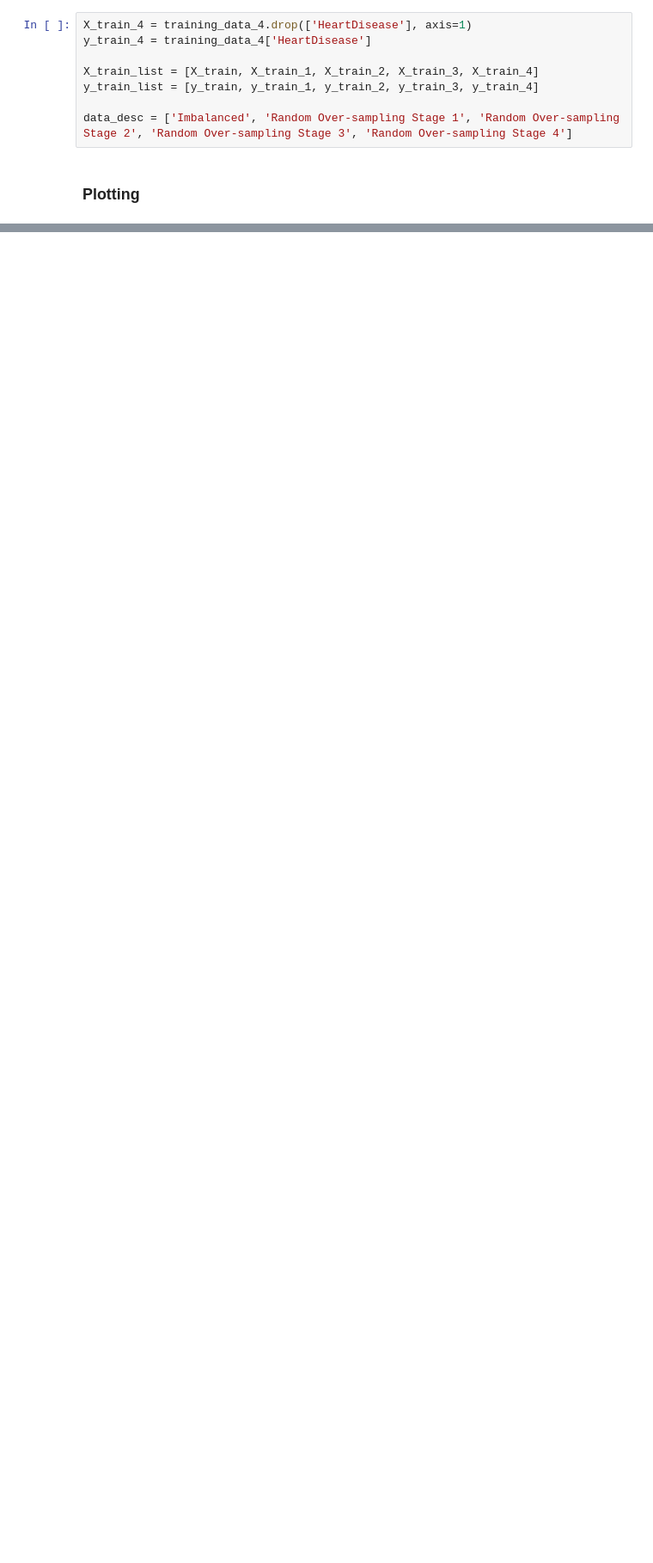
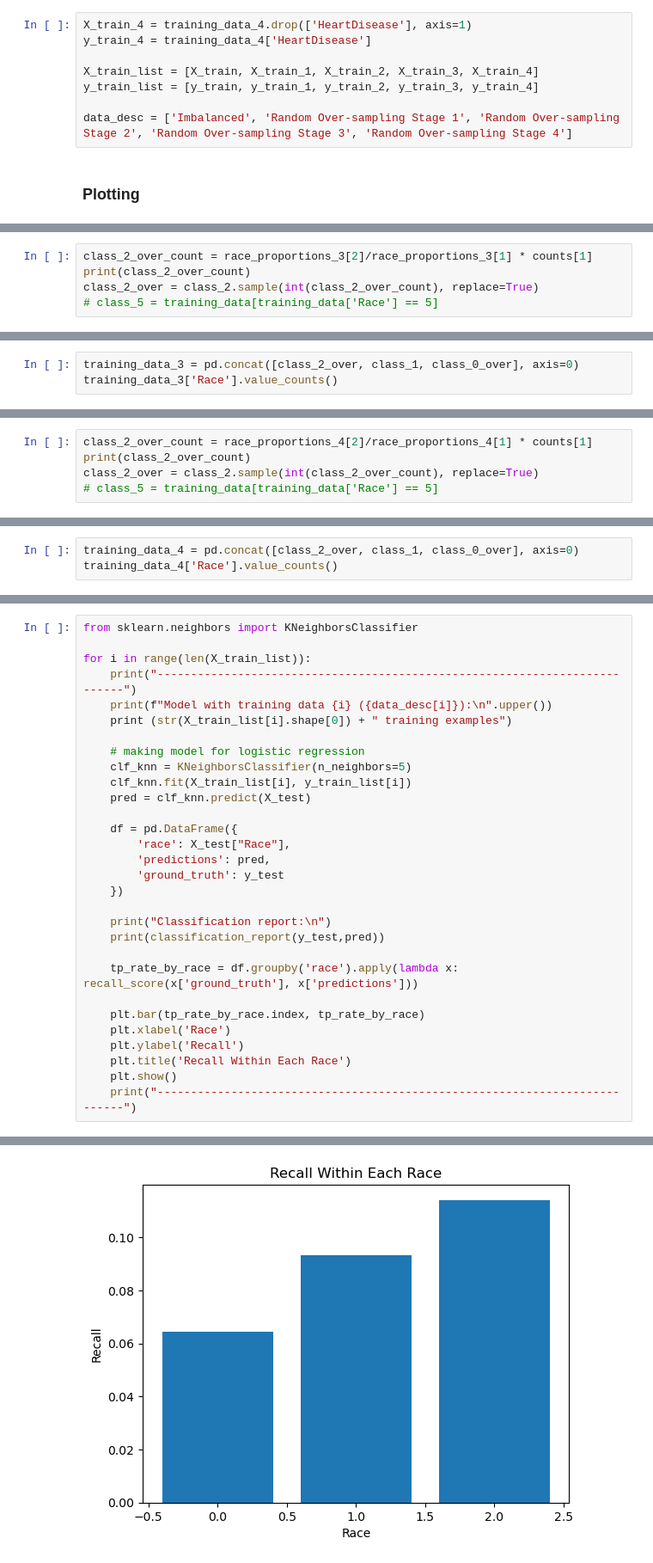
Before and after one commit to asmikumar/aidms, a Jupyter notebook: tests_2.ipynb, the cells around one changed output, grey strips where cells are left out. Shown: that part at 86% size. Saved outputs shown, nothing was run; the diff lists cells and outputs as text; blank space fills up the shorter version.

```diff
--- a/tests_2.ipynb
+++ b/tests_2.ipynb
@@ -405,0 +1051,5 @@ for i in range(len(X_train_list)):
+# %%
+class_2_over_count = race_proportions_3[2]/race_proportions_3[1] * counts[1]
+print(class_2_over_count)
+class_2_over = class_2.sample(int(class_2_over_count), replace=True)
+# class_5 = training_data[training_data['Race'] == 5]
@@ -405,0 +1058,3 @@ for i in range(len(X_train_list)):
+# %%
+training_data_3 = pd.concat([class_2_over, class_1, class_0_over], axis=0)
+training_data_3['Race'].value_counts()
@@ -405,0 +1066,5 @@ for i in range(len(X_train_list)):
+# %%
+class_2_over_count = race_proportions_4[2]/race_proportions_4[1] * counts[1]
+print(class_2_over_count)
+class_2_over = class_2.sample(int(class_2_over_count), replace=True)
+# class_5 = training_data[training_data['Race'] == 5]
@@ -405,0 +1073,3 @@ for i in range(len(X_train_list)):
+# %%
+training_data_4 = pd.concat([class_2_over, class_1, class_0_over], axis=0)
+training_data_4['Race'].value_counts()
@@ -405,0 +1106,31 @@ for i in range(len(X_train_list)):
+# %%
+from sklearn.neighbors import KNeighborsClassifier
+
+for i in range(len(X_train_list)):
+    print("---------------------------------------------------------------------------")
+    print(f"Model with training data {i} ({data_desc[i]}):\n".upper())
+    print (str(X_train_list[i].shape[0]) + " training examples")
+
+    # making model for logistic regression
+    clf_knn = KNeighborsClassifier(n_neighbors=5)
+    clf_knn.fit(X_train_list[i], y_train_list[i])
+    pred = clf_knn.predict(X_test)
+
+    df = pd.DataFrame({
+        'race': X_test["Race"],
+        'predictions': pred,
+        'ground_truth': y_test
+    })
+
+    print("Classification report:\n")
+    print(classification_report(y_test,pred))
+
+    tp_rate_by_race = df.groupby('race').apply(lambda x: recall_score(x['ground_truth'], x['predictions']))
+
+    plt.bar(tp_rate_by_race.index, tp_rate_by_race)
+    plt.xlabel('Race')
+    plt.ylabel('Recall')
+    plt.title('Recall Within Each Race')
+    plt.show()
+    print("---------------------------------------------------------------------------")
+# %% [output]
@@ -405,0 +1151 @@ for i in range(len(X_train_list)):
+[figure, added]
```
Also changed, not shown: parts of 79 cells of this notebook, 1 other file.
